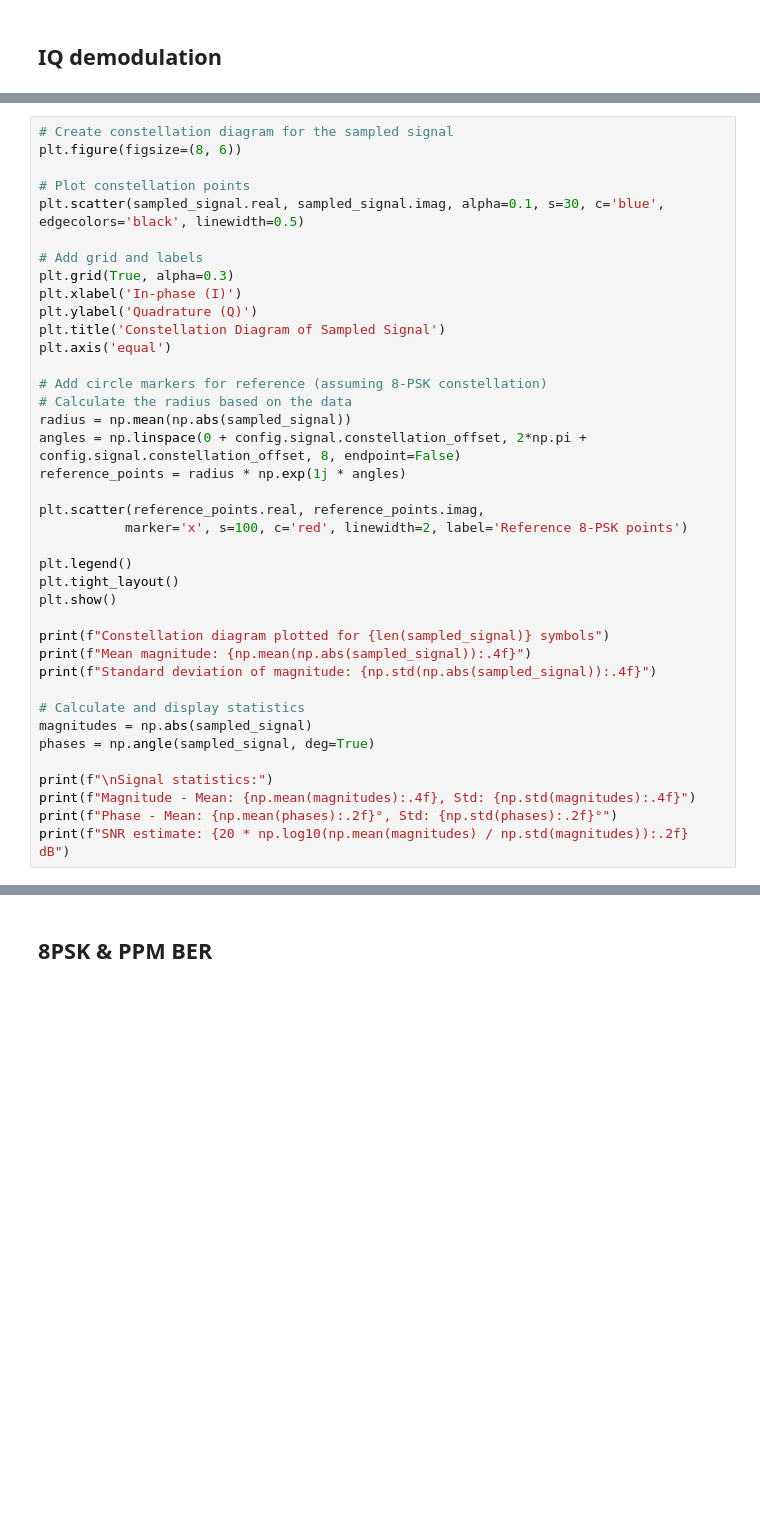
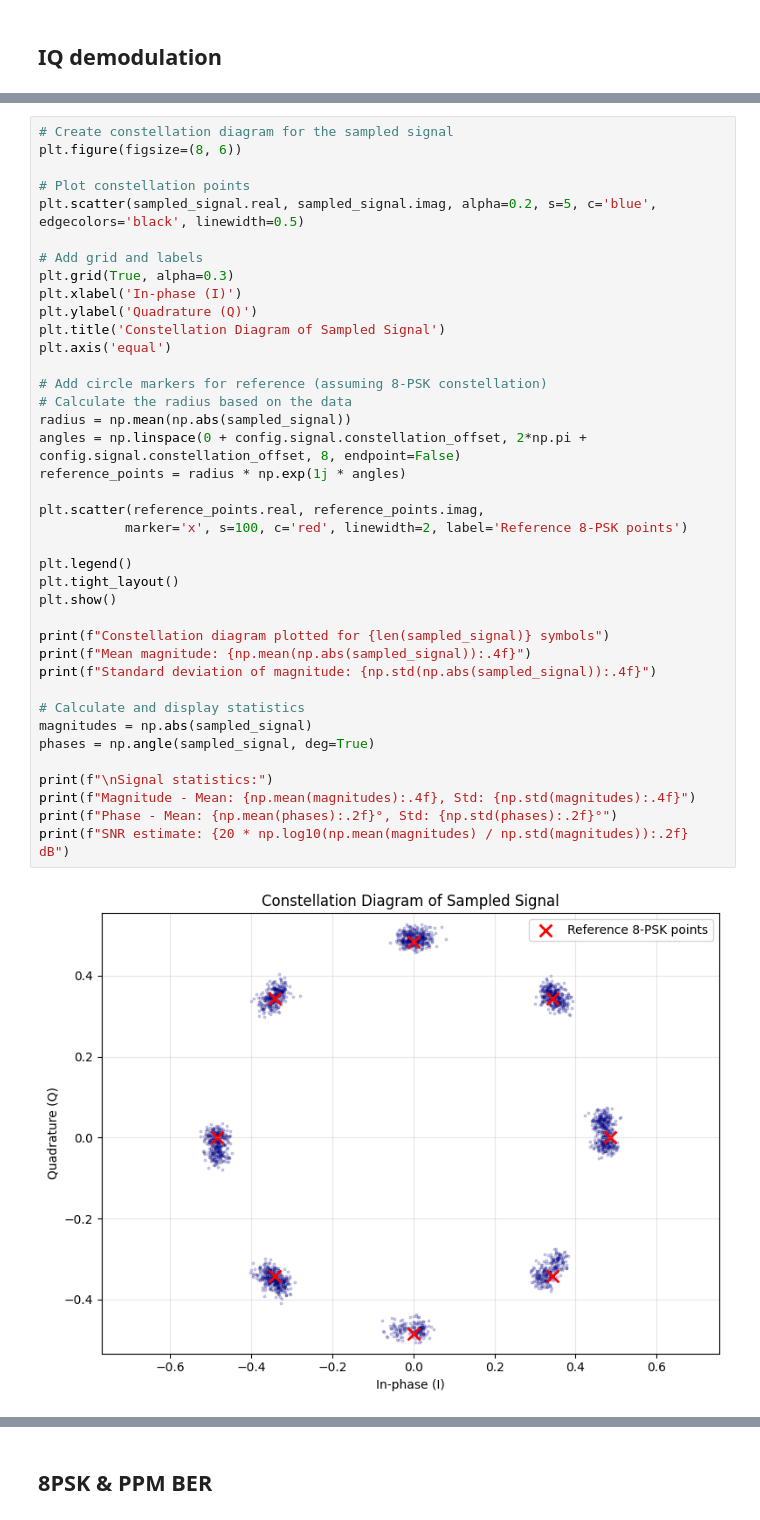
Before and after one commit to Ken-2511/UWB-Summer-Research, a Jupyter notebook: v8_250715/python/demod_2ppm_8psk.ipynb, the cells around one changed output, grey strips where cells are left out. Drawn from its saved outputs; the diff is of its cells as text; blank space fills up the shorter version.

```diff
--- a/v8_250715/python/demod_2ppm_8psk.ipynb
+++ b/v8_250715/python/demod_2ppm_8psk.ipynb
@@ -992,37 +1104,39 @@ print(f"Number of symbols: {len(sampled_signal)}")
 plt.figure(figsize=(8, 6))
 
 # Plot constellation points
-plt.scatter(sampled_signal.real, sampled_signal.imag, alpha=0.1, s=30, c='blue', edgecolors='black', linewidth=0.5)
+plt.scatter(sampled_signal.real, sampled_signal.imag, alpha=0.2, s=5, c='blue', edgecolors='black', linewidth=0.5)
 
 # Add grid and labels
 plt.grid(True, alpha=0.3)
 plt.xlabel('In-phase (I)')
 plt.ylabel('Quadrature (Q)')
 plt.title('Constellation Diagram of Sampled Signal')
 plt.axis('equal')
 
 # Add circle markers for reference (assuming 8-PSK constellation)
 # Calculate the radius based on the data
 radius = np.mean(np.abs(sampled_signal))
 angles = np.linspace(0 + config.signal.constellation_offset, 2*np.pi + config.signal.constellation_offset, 8, endpoint=False)
 reference_points = radius * np.exp(1j * angles)
 
 plt.scatter(reference_points.real, reference_points.imag,
            marker='x', s=100, c='red', linewidth=2, label='Reference 8-PSK points')
 
 plt.legend()
 plt.tight_layout()
 plt.show()
 
 print(f"Constellation diagram plotted for {len(sampled_signal)} symbols")
 print(f"Mean magnitude: {np.mean(np.abs(sampled_signal)):.4f}")
 print(f"Standard deviation of magnitude: {np.std(np.abs(sampled_signal)):.4f}")
 
 # Calculate and display statistics
 magnitudes = np.abs(sampled_signal)
 phases = np.angle(sampled_signal, deg=True)
 
 print(f"\nSignal statistics:")
 print(f"Magnitude - Mean: {np.mean(magnitudes):.4f}, Std: {np.std(magnitudes):.4f}")
 print(f"Phase - Mean: {np.mean(phases):.2f}°, Std: {np.std(phases):.2f}°")
 print(f"SNR estimate: {20 * np.log10(np.mean(magnitudes) / np.std(magnitudes)):.2f} dB")
+# %% [output]
+[figure, added]
```
Also changed, not shown: parts of 18 cells of this notebook.
